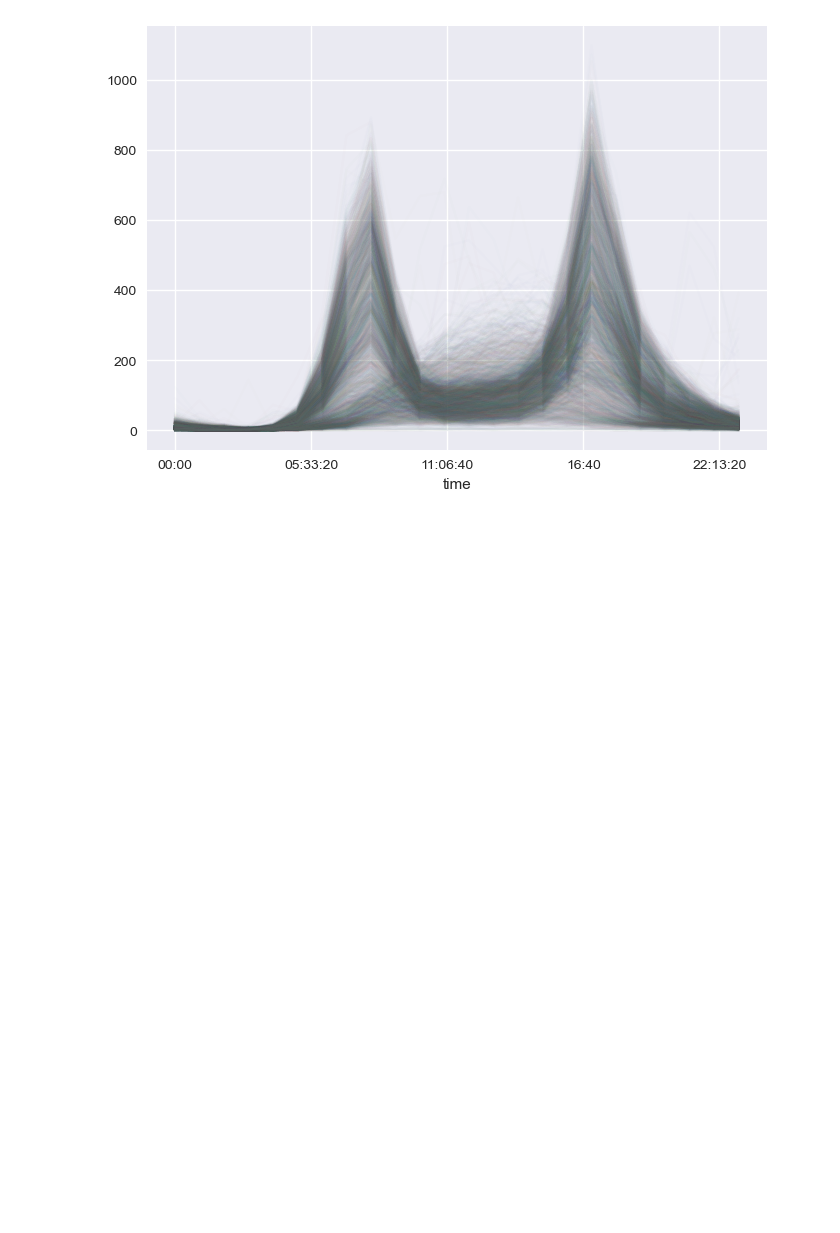
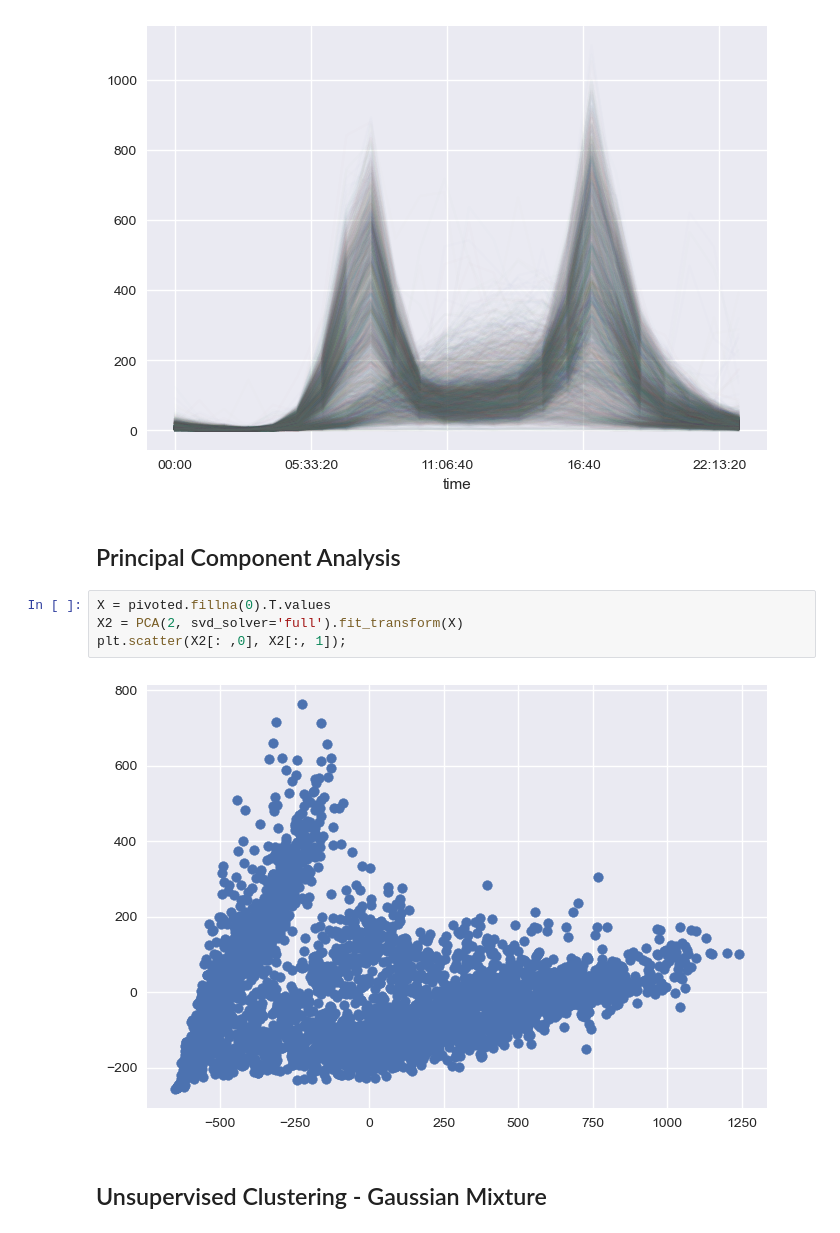
Before and after one commit to simonryu328/jupyter-notebooks, a Jupyter notebook: workflow_example/JupyterWorkflowExample.ipynb, the cells around one changed output. Saved outputs shown, nothing was run; the diff lists cells and outputs as text; blank space fills up the shorter version.

Commit message:
refactor analysis

```diff
--- a/workflow_example/JupyterWorkflowExample.ipynb
+++ b/workflow_example/JupyterWorkflowExample.ipynb
@@ -47,3 +51,13 @@ pivoted.iloc[:5, :5]
  pivoted.plot(legend=False, alpha=0.01);
 # %% [output]
 [figure]
+# %% [markdown]
+## Principal Component Analysis
+# %%
+X = pivoted.fillna(0).T.values
+X2 = PCA(2, svd_solver='full').fit_transform(X)
+plt.scatter(X2[: ,0], X2[:, 1]);
+# %% [output]
+[figure, added]
+# %% [markdown]
+## Unsupervised Clustering - Gaussian Mixture
```
Also changed, not shown: parts of 15 cells of this notebook.
